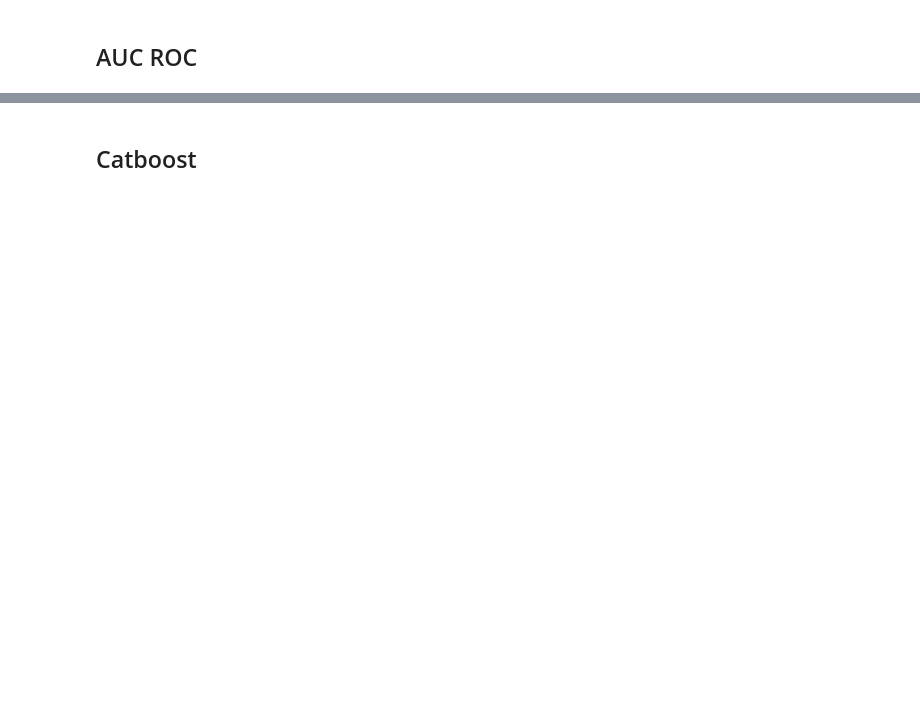
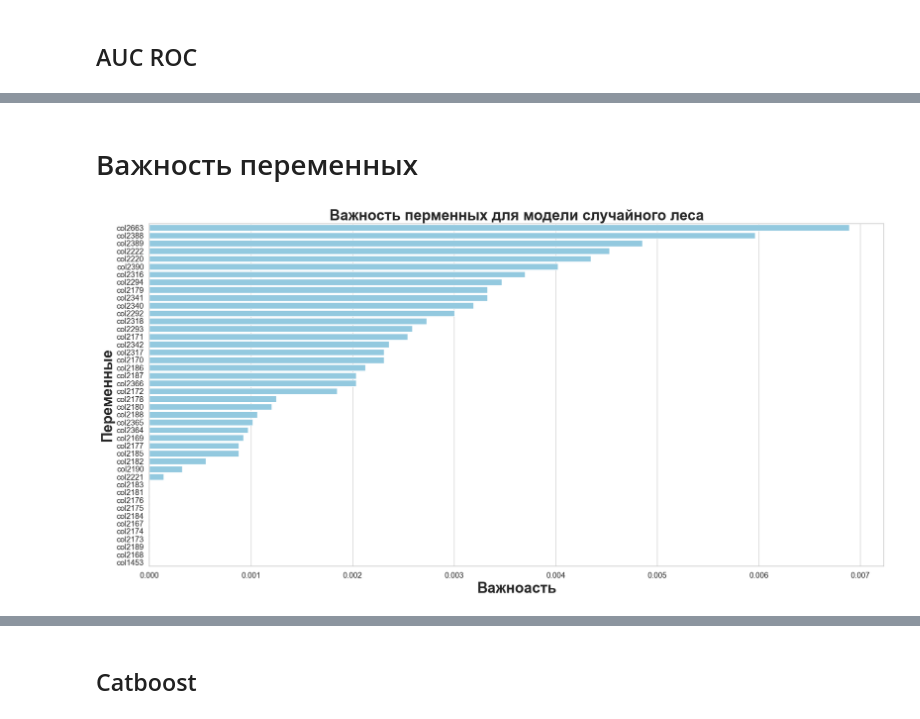
Before and after one commit to Frizmoz/Cars, a Jupyter notebook: Хакатон.ipynb, the cells around one changed output, grey strips where cells are left out. Saved outputs shown, nothing was run; the diff lists cells and outputs as text; code cells hidden in the pictures; blank space fills up the shorter version.

Commit message:
Измененеы переменные

```diff
--- a/Хакатон.ipynb
+++ b/Хакатон.ipynb
@@ -300,0 +318,26 @@ plt.show()
+# %% [markdown]
+# Важность переменных
+# %%
+r = permutation_importance(rf,X_test,y_test,n_repeats=10)
+perm=pd.DataFrame(columns=['Важность','STD_Важность'],index=[i for i in X_train.columns])
+perm['Важность']=r.importances_mean
+perm['STD_Важность']=r.importances_std
+
+perm_importance_df = pd.DataFrame({'Feature': X_test.columns,
+                                   'Importance': r.importances_mean})
+
+# Отсортируйте признаки по важности
+perm_importance_df = perm_importance_df.sort_values(by='Importance', ascending=False)
+sns.set(font_scale = 10)
+sns.set(style="whitegrid", color_codes=True, font_scale = 1.2)
+
+fig, ax = plt.subplots()
+fig.set_size_inches(20,10)
+sns.barplot(x='Importance', y='Feature', data=perm_importance_df,color='skyblue')
+plt.title('Permutation Importance')
+plt.xlabel('Важноасть', fontsize=25, weight = 'bold')
+plt.ylabel('Переменные', fontsize=25, weight = 'bold')
+plt.title('Важность перменных для модели случайного леса', fontsize=25, weight = 'bold')
+plt.show()
+# %% [output]
+[figure, added]
```
Also changed, not shown: parts of 31 cells of this notebook, 1 other file.
